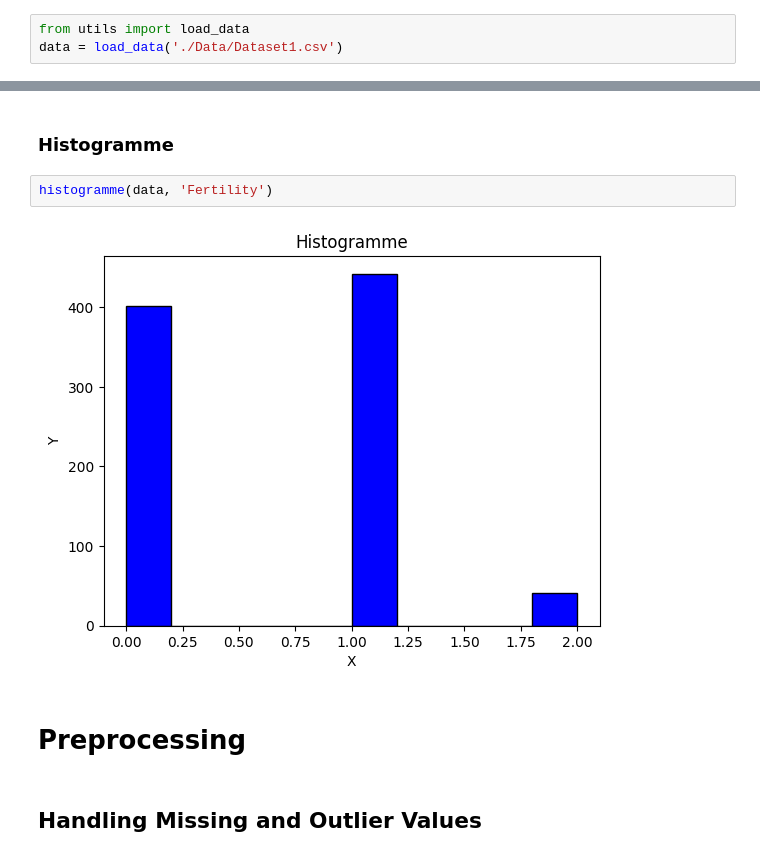
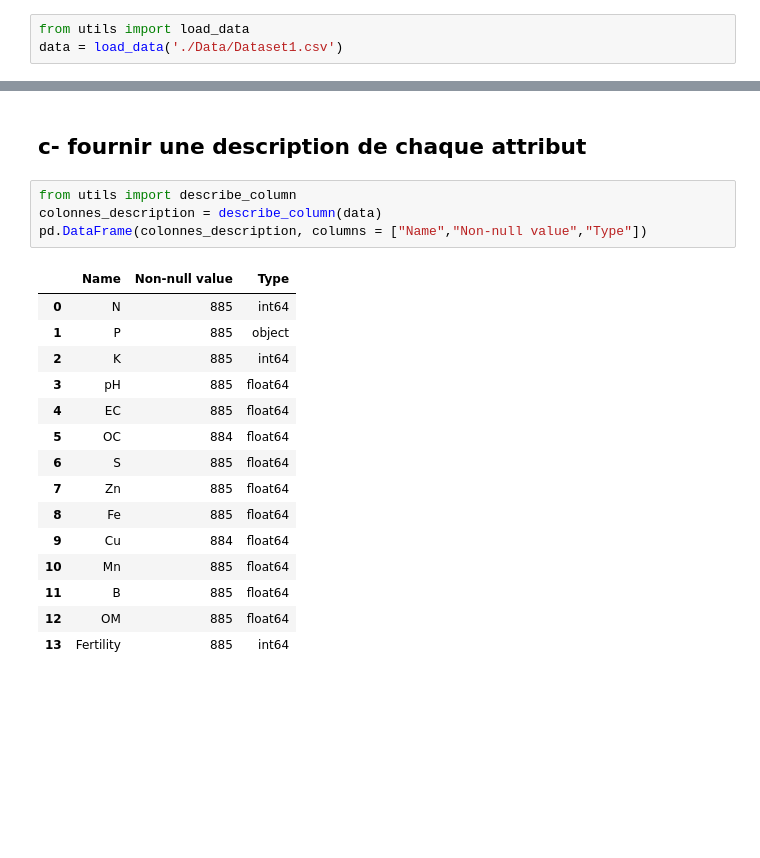
Before and after one commit to Katia-LOUNAS/Data_Mining, a Jupyter notebook: Preprocessing.ipynb, the cells around one changed output, grey strips where cells are left out. Drawn from its saved outputs; the diff is of its cells as text; blank space fills up the shorter version.

Commit message:
preprocessing part 1 & 2

```diff
--- a/Preprocessing.ipynb
+++ b/Preprocessing.ipynb
@@ -576,10 +40,22 @@ box_plot(data['Fertility'])
-# %% [markdown]
-<h3>Histogramme
-# %%
-histogramme(data, 'Fertility')
-# %% [output]
-[figure, removed]
-# %% [markdown]
-<h1>Preprocessing
-# %% [markdown]
-<h2>Handling Missing and Outlier Values
+# %% [markdown]
+<h2>c- fournir une description de chaque attribut
+# %%
+from utils import describe_column
+colonnes_description = describe_column(data)
+pd.DataFrame(colonnes_description, columns = ["Name","Non-null value","Type"])
+# %% [output]
+|  | Name | Non-null value | Type |
+| 0 | N | 885 | int64 |
+| 1 | P | 885 | object |
+| 2 | K | 885 | int64 |
+| 3 | pH | 885 | float64 |
+| 4 | EC | 885 | float64 |
+| 5 | OC | 884 | float64 |
+| 6 | S | 885 | float64 |
+| 7 | Zn | 885 | float64 |
+| 8 | Fe | 885 | float64 |
+| 9 | Cu | 884 | float64 |
+| 10 | Mn | 885 | float64 |
+| 11 | B | 885 | float64 |
+| 12 | OM | 885 | float64 |
+| 13 | Fertility | 885 | int64 |
```
Also changed, not shown: parts of 171 cells of this notebook, 2 other files.
